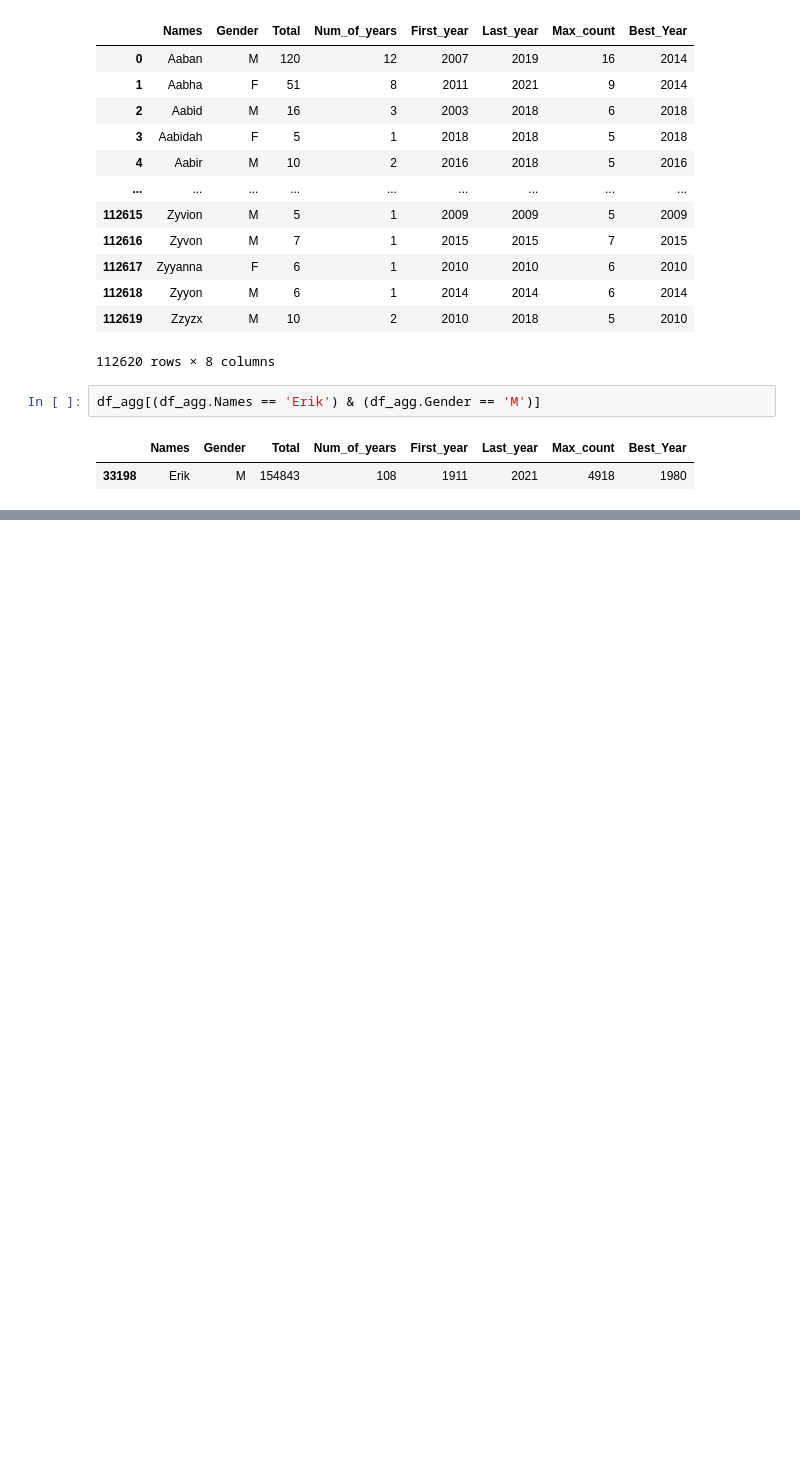
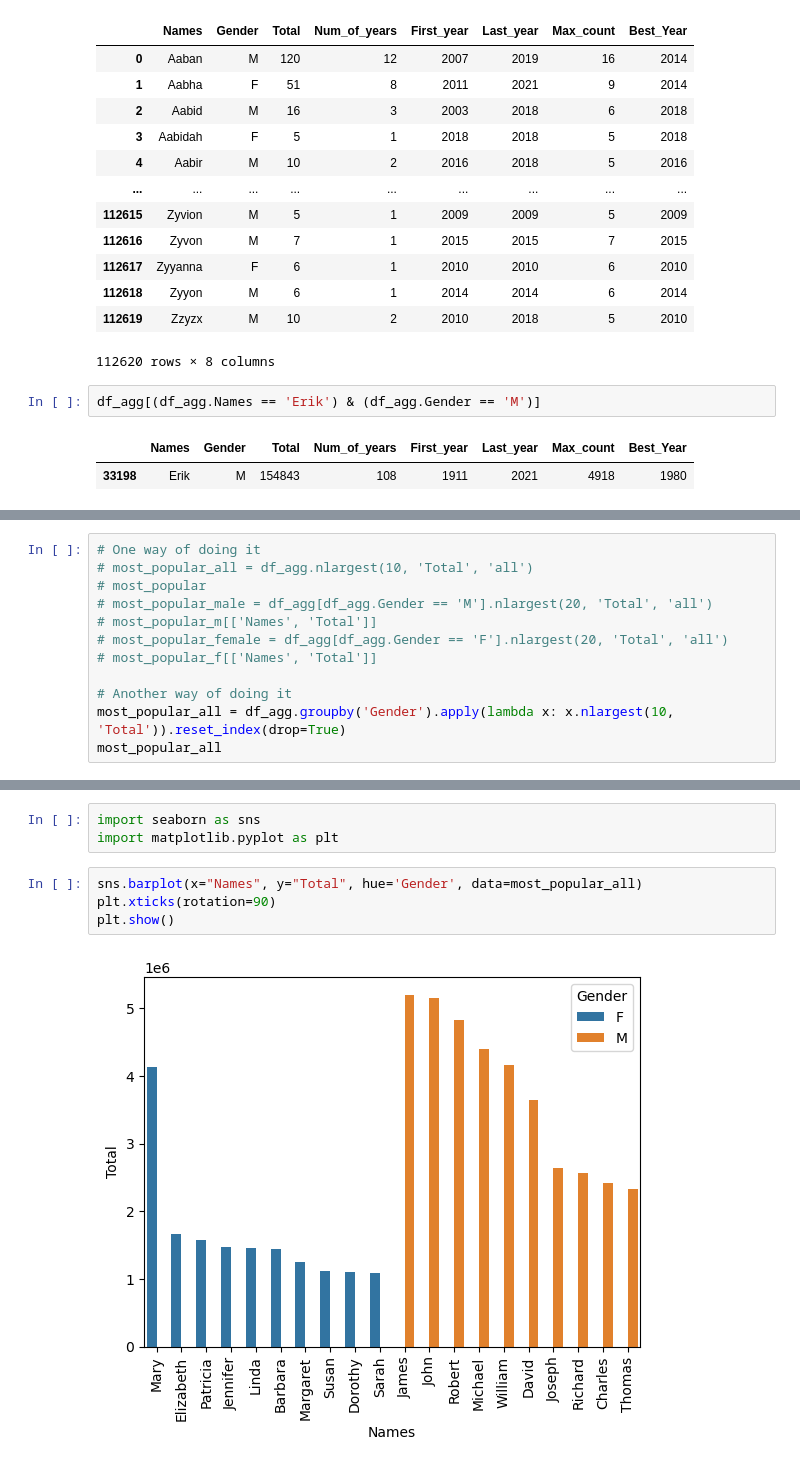
Before and after one commit to RochaErik/X-US-Baby-Names, a Jupyter notebook: EDA.ipynb, the cells around one changed output, grey strips where cells are left out. Cells and saved outputs as stored; diff of their text form; blank space fills up the shorter version.

Commit message:
Most commons names of all time

```diff
--- a/EDA.ipynb
+++ b/EDA.ipynb
@@ -329,0 +332,12 @@ df_agg[(df_agg.Names == 'Erik') & (df_agg.Gender == 'M')]
+# %%
+# One way of doing it
+# most_popular_all = df_agg.nlargest(10, 'Total', 'all')
+# most_popular
+# most_popular_male = df_agg[df_agg.Gender == 'M'].nlargest(20, 'Total', 'all')
+# most_popular_m[['Names', 'Total']]
+# most_popular_female = df_agg[df_agg.Gender == 'F'].nlargest(20, 'Total', 'all')
+# most_popular_f[['Names', 'Total']]
+
+# Another way of doing it
+most_popular_all = df_agg.groupby('Gender').apply(lambda x: x.nlargest(10, 'Total')).reset_index(drop=True)
+most_popular_all
@@ -329,0 +362,9 @@ df_agg[(df_agg.Names == 'Erik') & (df_agg.Gender == 'M')]
+# %%
+import seaborn as sns
+import matplotlib.pyplot as plt
+# %%
+sns.barplot(x="Names", y="Total", hue='Gender', data=most_popular_all)
+plt.xticks(rotation=90)
+plt.show()
+# %% [output]
+[figure, added]
```
Also changed, not shown: parts of 2 cells of this notebook.
